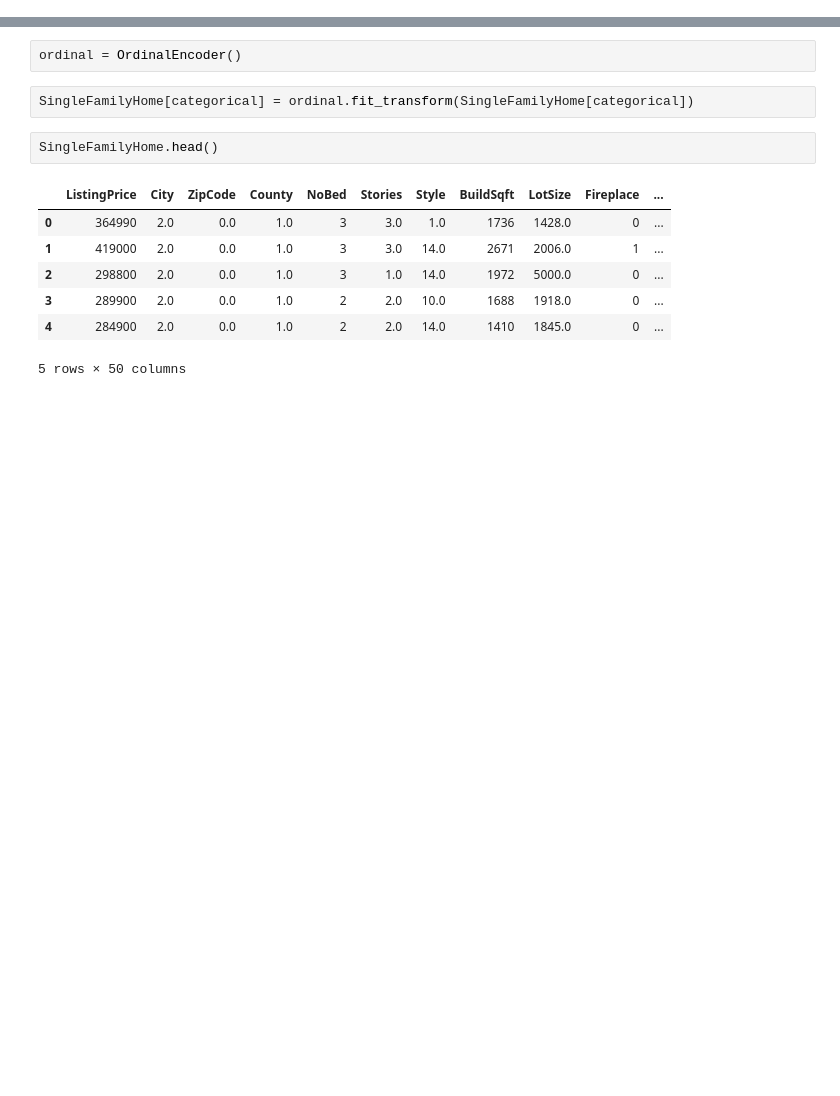
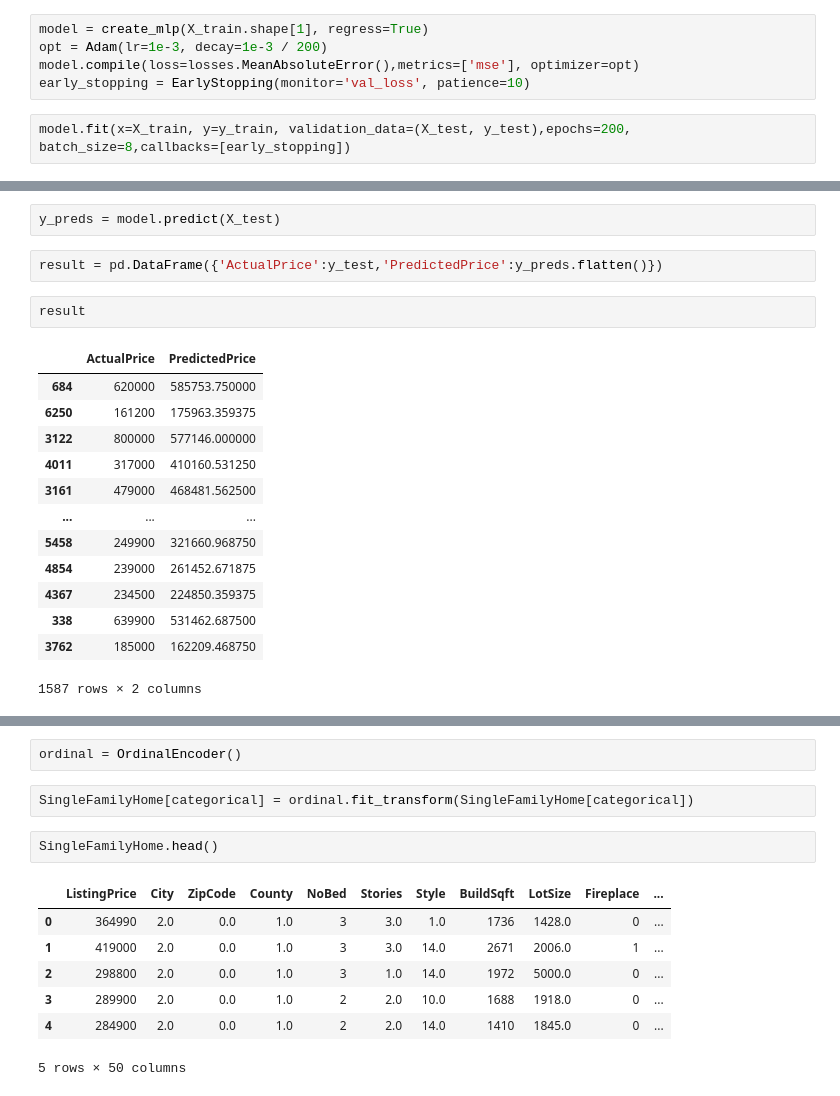
Before and after one commit to AllenAnsari/Prediction-House-Price-Using-Image-Processing, a Jupyter notebook: notebooks/Model.ipynb, the cells around one changed output, grey strips where cells are left out. Cells and saved outputs as stored; diff of their text form; blank space fills up the shorter version.

```diff
--- a/notebooks/Model.ipynb
+++ b/notebooks/Model.ipynb
@@ -299,0 +164,7 @@ There are various ways to encode data , converting to 1-hot encoding or Label, o
+# %%
+model = create_mlp(X_train.shape[1], regress=True)
+opt = Adam(lr=1e-3, decay=1e-3 / 200)
+model.compile(loss=losses.MeanAbsoluteError(),metrics=['mse'], optimizer=opt)
+early_stopping = EarlyStopping(monitor='val_loss', patience=10)
+# %%
+model.fit(x=X_train, y=y_train, validation_data=(X_test, y_test),epochs=200, batch_size=8,callbacks=[early_stopping])
@@ -299,0 +190,20 @@ There are various ways to encode data , converting to 1-hot encoding or Label, o
+# %%
+y_preds = model.predict(X_test)
+# %%
+result = pd.DataFrame({'ActualPrice':y_test,'PredictedPrice':y_preds.flatten()})
+# %%
+result
+# %% [output]
+|  | ActualPrice | PredictedPrice |
+| 684 | 620000 | 585753.750000 |
+| 6250 | 161200 | 175963.359375 |
+| 3122 | 800000 | 577146.000000 |
+| 4011 | 317000 | 410160.531250 |
+| 3161 | 479000 | 468481.562500 |
+| ... | ... | ... |
+| 5458 | 249900 | 321660.968750 |
+| 4854 | 239000 | 261452.671875 |
+| 4367 | 234500 | 224850.359375 |
+| 338 | 639900 | 531462.687500 |
+| 3762 | 185000 | 162209.468750 |
+1587 rows × 2 columns
```
Also changed, not shown: parts of 68 cells of this notebook, 4 other files.
